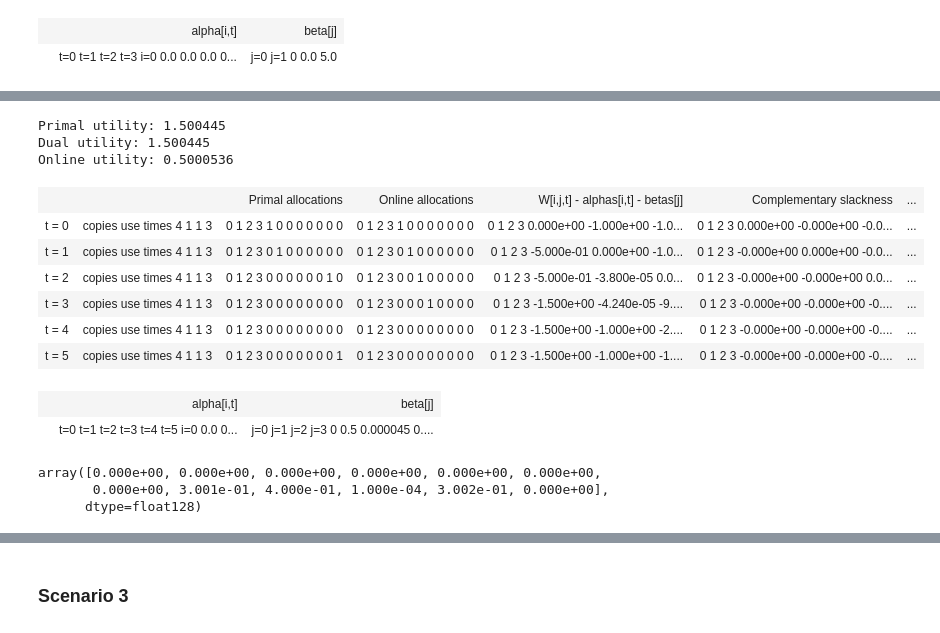
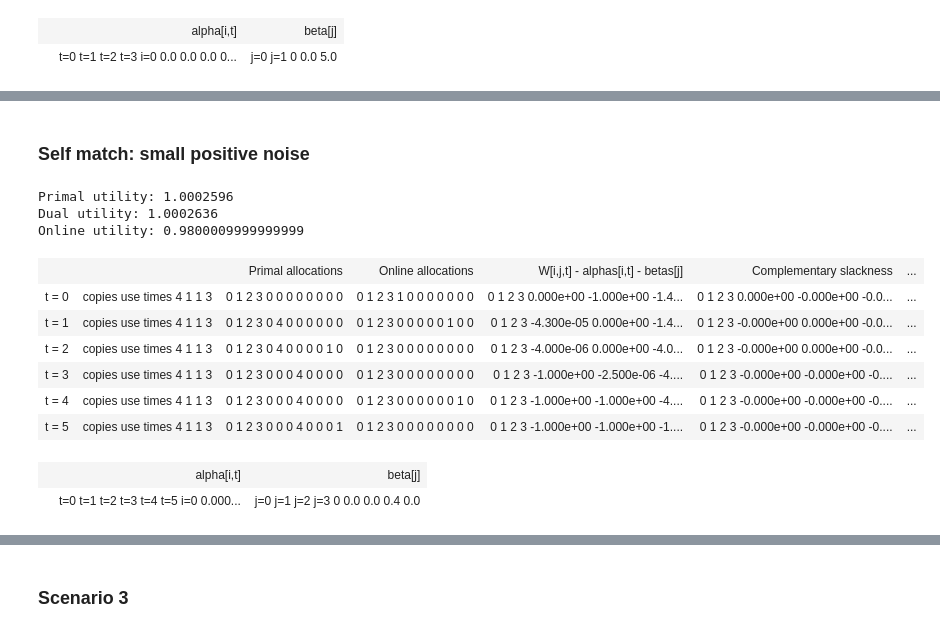
Before and after one commit to lguerdan/dynamic-matching-solver, a Jupyter notebook: v2_dynamic_matching_lp_solver_expansion2.ipynb, the cells around one changed output, grey strips where cells are left out. Cells and saved outputs as stored; diff of their text form; code cells hidden in the pictures.

```diff
--- a/v2_dynamic_matching_lp_solver_expansion2.ipynb
+++ b/v2_dynamic_matching_lp_solver_expansion2.ipynb
@@ -520,53 +527,48 @@ display_3D([allocs,online_allocations], [comps, comp_slackness, pairing_weights]
+# %% [markdown]
+### Self match:  small positive noise
 # %%
 pairing_weights = -1 * np.ones((2,4,6))
 
-pairing_weights[:,:,0] = np.array([[1e-6, -1, -1, -1], [.2001, -1, -1, -1]])
-pairing_weights[:,:,1] = np.array([[2e-6, 4.5e-5, -1, -1],[.2002, .28001, -1, -1]])
-pairing_weights[:,:,2] = np.array([[3e-6, 7e-6, 3.5e-6,-1],[.2003, .28002, .7001, -1]])
-pairing_weights[:,:,3] = np.array([[-1, 2.6e-6, 2.6e-6, 5.1e-6],[-1, .28003, .7002, .3001]])
-pairing_weights[:,:,4] = np.array([[-1, -1, 1.2e-6,3.3e-6],[-1, -1, .7003, .3002]])
-pairing_weights[:,:,5] = np.array([[-1, -1, -1, 4.5e-6],[-1, -1, -1, .3003]])
+pairing_weights[:,:,0] = np.array([[1e-6, -1, -1, -1], [.2, -1, -1, -1]])
+pairing_weights[:,:,1] = np.array([[2e-6, 4.5e-5, -1, -1],[.2, .28, -1, -1]])
+pairing_weights[:,:,2] = np.array([[3e-6, 7e-6, 3.5e-6,-1],[.2, .28, .7, -1]])
+pairing_weights[:,:,3] = np.array([[-1, 2.6e-6, 2.6e-6, 5.1e-6],[-1, .28, .7, .3]])
+pairing_weights[:,:,4] = np.array([[-1, -1, 1.2e-6,3.3e-6],[-1, -1, .7, .3]])
+pairing_weights[:,:,5] = np.array([[-1, -1, -1, 4.5e-6],[-1, -1, -1, .3]])
 
 valid_matches = np.zeros(pairing_weights.shape, np.int)
 valid_matches[pairing_weights != -1] = 1
 
 J=4
 I=2
 T = J+d
 d=2
 
 k=np.array([1,3]) # use times
 c=np.array([J,1]) # number of copies
 
 objp, allocs = primal_solutions(pairing_weights, I, J, T)
 objd, alphas, betas = dual_solutions(valid_matches,pairing_weights, I, J, T)
 objo, online_allocations = online_matching(I,J,T,k,c,alphas,betas,allocs,valid_matches,pairing_weights)
 comps = check_comp_terms(I,J,T,alphas, betas)
 comp_slackness = check_comp_slackness(I,J,T,alphas,valid_matches,allocs)
 
 
 print("Primal utility:",objp)
 print("Dual utility:",objd)
 print("Online utility:",objo)
+
+display_3D([allocs,online_allocations], [comps, comp_slackness, pairing_weights], names, c, k, T)
 # %% [output]
-Primal utility: 1.500445
-Dual utility: 1.500445
-Online utility: 0.5000536
+Primal utility: 1.0002596
+Dual utility: 1.0002636
+Online utility: 0.9800009999999999
+|  |  | Primal allocations | Online allocations | W[i,j,t] - alphas[i,t] - betas[j] | Complementary slackness | ... |
+| t = 0 | copies use times 4 1 1 3 | 0 1 2 3 0 0 0 0 0 0 0 0 | 0 1 2 3 1 0 0 0 0 0 0 0 | 0 1 2 3 0.000e+00 -1.000e+00 -1.4... | 0 1 2 3 0.000e+00 -0.000e+00 -0.0... | ... |
+| t = 1 | copies use times 4 1 1 3 | 0 1 2 3 0 4 0 0 0 0 0 0 | 0 1 2 3 0 0 0 0 0 1 0 0 | 0 1 2 3 -4.300e-05 0.000e+00 -1.4... | 0 1 2 3 -0.000e+00 0.000e+00 -0.0... | ... |
+| t = 2 | copies use times 4 1 1 3 | 0 1 2 3 0 4 0 0 0 0 1 0 | 0 1 2 3 0 0 0 0 0 0 0 0 | 0 1 2 3 -4.000e-06 0.000e+00 -4.0... | 0 1 2 3 -0.000e+00 0.000e+00 -0.0... | ... |
+| t = 3 | copies use times 4 1 1 3 | 0 1 2 3 0 0 0 4 0 0 0 0 | 0 1 2 3 0 0 0 0 0 0 0 0 | 0 1 2 3 -1.000e+00 -2.500e-06 -4.... | 0 1 2 3 -0.000e+00 -0.000e+00 -0.... | ... |
+| t = 4 | copies use times 4 1 1 3 | 0 1 2 3 0 0 0 4 0 0 0 0 | 0 1 2 3 0 0 0 0 0 0 1 0 | 0 1 2 3 -1.000e+00 -1.000e+00 -4.... | 0 1 2 3 -0.000e+00 -0.000e+00 -0.... | ... |
+| t = 5 | copies use times 4 1 1 3 | 0 1 2 3 0 0 0 4 0 0 0 1 | 0 1 2 3 0 0 0 0 0 0 0 0 | 0 1 2 3 -1.000e+00 -1.000e+00 -1.... | 0 1 2 3 -0.000e+00 -0.000e+00 -0.... | ... |
+|  | alpha[i,t] | beta[j] |
+|  | t=0 t=1 t=2 t=3 t=4 t=5 i=0 0.000... | j=0 j=1 j=2 j=3 0 0.0 0.0 0.4 0.0 |
-# %%
-display_3D([allocs,online_allocations], [comps, comp_slackness, pairing_weights], names, c, k, T)
-# %% [output]
-|  |  | Primal allocations | Online allocations | W[i,j,t] - alphas[i,t] - betas[j] | Complementary slackness | ... |
-| t = 0 | copies use times 4 1 1 3 | 0 1 2 3 1 0 0 0 0 0 0 0 | 0 1 2 3 1 0 0 0 0 0 0 0 | 0 1 2 3 0.000e+00 -1.000e+00 -1.0... | 0 1 2 3 0.000e+00 -0.000e+00 -0.0... | ... |
-| t = 1 | copies use times 4 1 1 3 | 0 1 2 3 0 1 0 0 0 0 0 0 | 0 1 2 3 0 1 0 0 0 0 0 0 | 0 1 2 3 -5.000e-01 0.000e+00 -1.0... | 0 1 2 3 -0.000e+00 0.000e+00 -0.0... | ... |
-| t = 2 | copies use times 4 1 1 3 | 0 1 2 3 0 0 0 0 0 0 1 0 | 0 1 2 3 0 0 1 0 0 0 0 0 | 0 1 2 3 -5.000e-01 -3.800e-05 0.0... | 0 1 2 3 -0.000e+00 -0.000e+00 0.0... | ... |
-| t = 3 | copies use times 4 1 1 3 | 0 1 2 3 0 0 0 0 0 0 0 0 | 0 1 2 3 0 0 0 1 0 0 0 0 | 0 1 2 3 -1.500e+00 -4.240e-05 -9.... | 0 1 2 3 -0.000e+00 -0.000e+00 -0.... | ... |
-| t = 4 | copies use times 4 1 1 3 | 0 1 2 3 0 0 0 0 0 0 0 0 | 0 1 2 3 0 0 0 0 0 0 0 0 | 0 1 2 3 -1.500e+00 -1.000e+00 -2.... | 0 1 2 3 -0.000e+00 -0.000e+00 -0.... | ... |
-| t = 5 | copies use times 4 1 1 3 | 0 1 2 3 0 0 0 0 0 0 0 1 | 0 1 2 3 0 0 0 0 0 0 0 0 | 0 1 2 3 -1.500e+00 -1.000e+00 -1.... | 0 1 2 3 -0.000e+00 -0.000e+00 -0.... | ... |
-|  | alpha[i,t] | beta[j] |
-|  | t=0 t=1 t=2 t=3 t=4 t=5 i=0 0.0 0... | j=0 j=1 j=2 j=3 0 0.5 0.000045 0.... |
-# %%
-alphas
-# %% [output]
-array([0.000e+00, 0.000e+00, 0.000e+00, 0.000e+00, 0.000e+00, 0.000e+00,
-       0.000e+00, 3.001e-01, 4.000e-01, 1.000e-04, 3.002e-01, 0.000e+00],
-      dtype=float128)
```
Also changed, not shown: parts of 11 cells of this notebook, 4 other files.
